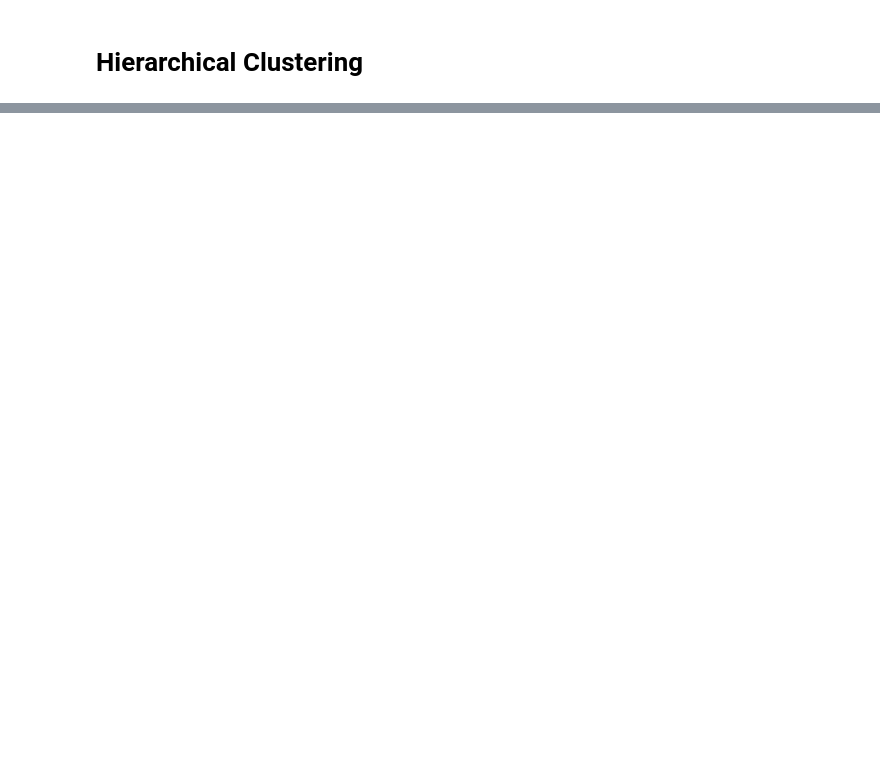
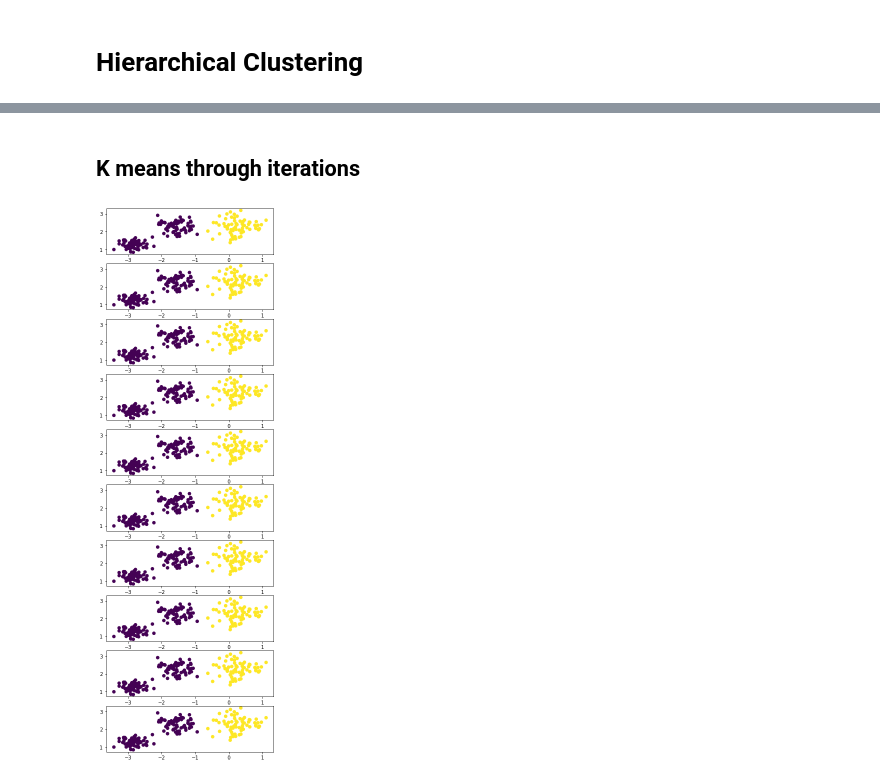
Before and after one commit to JohnnyBuiJB/cs534-machine-learning, a Jupyter notebook: clustering.ipynb, the cells around one changed output, grey strips where cells are left out. Saved outputs shown, nothing was run; the diff lists cells and outputs as text; code cells hidden in the pictures; blank space fills up the shorter version.

```diff
--- a/clustering.ipynb
+++ b/clustering.ipynb
@@ -40,0 +51,19 @@ plot_HAC(X1, y1)
+# %% [markdown]
+## K means through iterations
+# %%
+blob_centers = np.array(
+    [[ 0.2,  2.3],
+     [-1.5 ,  2.3],
+     [-2.8,  1.3]])
+blob_std = np.array([0.4, 0.3, 0.2])
+
+X, y = make_blobs(n_samples=200, centers=blob_centers,
+                  cluster_std=blob_std, random_state=7)
+
+fig, axs = plt.subplots(10, 1, figsize=(6,20), facecolor='w', edgecolor='k')
+
+for i in range(0,10):
+    kmeans = KMeans(n_clusters=2, max_iter=(i+1)).fit(X)
+    axs[i].scatter(X[:, 0], X[:, 1], c=kmeans.labels_)
+# %% [output]
+[figure, added]
```
Also changed, not shown: parts of 3 cells of this notebook, 2 other files.
